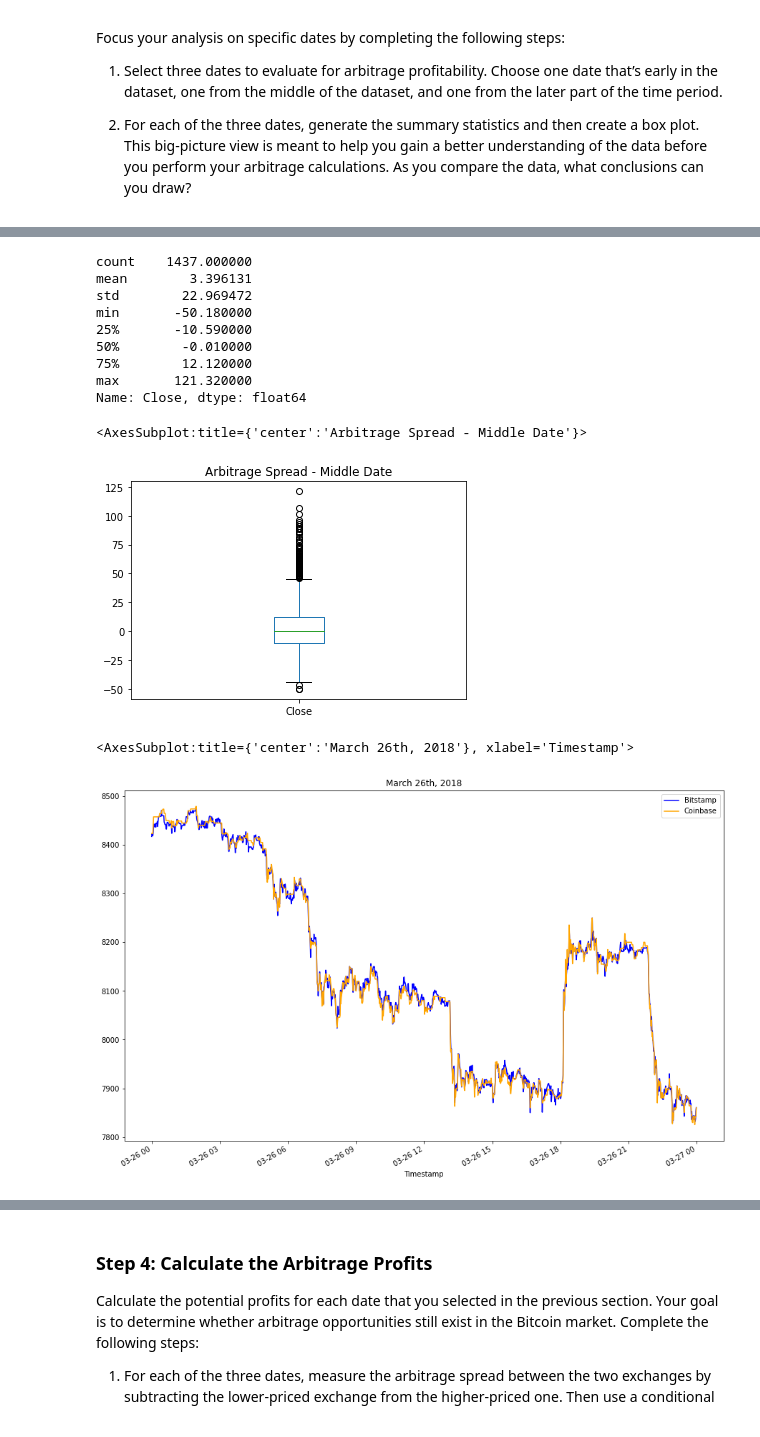
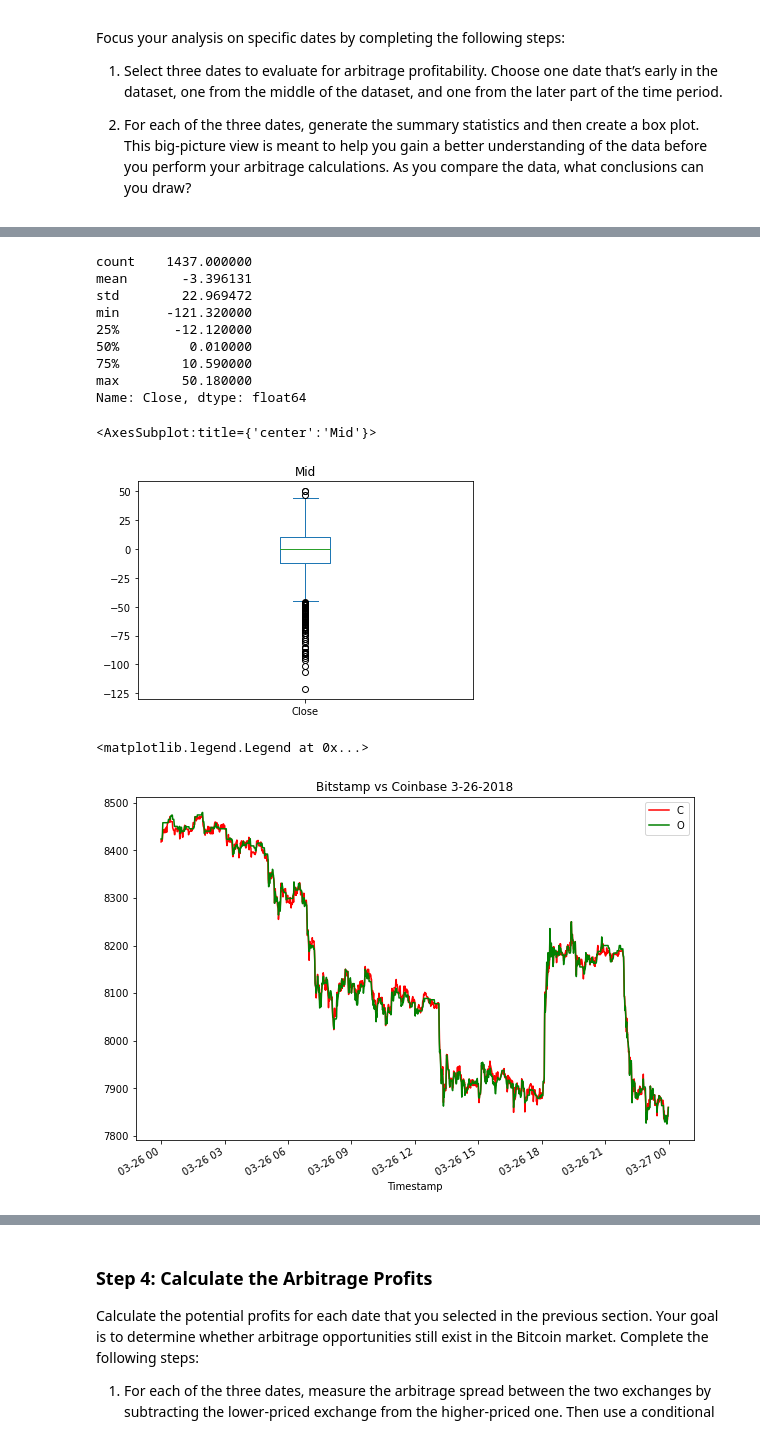
Before and after one commit to jblidell/Challenge_3, a Jupyter notebook: Starter_Code/crypto_arbitrage.ipynb, the cells around one changed output, grey strips where cells are left out. Cells and saved outputs as stored; diff of their text form; code cells hidden in the pictures.

```diff
--- a/Starter_Code/crypto_arbitrage.ipynb
+++ b/Starter_Code/crypto_arbitrage.ipynb
@@ -399,33 +409,38 @@ Name: Close, dtype: float64
 # %%
 # Using the date in the middle that you have selected, calculate the arbitrage spread
 # by subtracting the bitstamp lower closing prices from the coinbase higher closing prices
-arbitrage_spread_middle = # YOUR CODE HERE
+arbitrage_spread_middle = bitstamp['Close'].loc['2018-2-24'] - coinbase['Close'].loc['2018-2-24']
 
 # Generate summary statistics
-# YOUR CODE HERE
+arbitrage_spread_middle.describe()
 # %% [output]
 count    1437.000000
-mean        3.396131
+mean       -3.396131
 std        22.969472
-min       -50.180000
-25%       -10.590000
-50%        -0.010000
-75%        12.120000
-max       121.320000
+min      -121.320000
+25%       -12.120000
+50%         0.010000
+75%        10.590000
+max        50.180000
 Name: Close, dtype: float64
 # %%
 # Visualize the arbitrage spread from the middle of the dataset in a box plot
-# YOUR CODE HERE
+arbitrage_spread_middle.plot.box(title="Mid")
 # %% [output]
-<AxesSubplot:title={'center':'Arbitrage Spread - Middle Date'}>
+<AxesSubplot:title={'center':'Mid'}>
-[figure, old version]
+[figure, new version]
 # %%
 # Create an overlay plot that visualizes the two dataframes over a period of one day from late in the dataset.
 # Be sure that the plots include the parameters `legend`, `figsize`, `title`, `color` and `label`
-# YOUR CODE HERE
+bitstamp_sliced_daylate = bitstamp_sliced.loc['2018-3-26']
+coinbase_sliced_daylate = coinbase_sliced.loc['2018-3-26']
+bmdl = bitstamp_sliced_daylate.plot(figsize=(10,7), color="red", title=("Bitstamp vs Coinbase 3-26-2018"))
+cmdl = coinbase_sliced_daylate.plot(figsize=(10,7), color="green")
+bmdl.legend("BITSTAMP")
+cmdl.legend("COINBASE")
 # %% [output]
-<AxesSubplot:title={'center':'March 26th, 2018'}, xlabel='Timestamp'>
+<matplotlib.legend.Legend at 0x...>
-[figure, old version]
+[figure, new version]
 # %%
 # Using the date from the late that you have selected, calculate the arbitrage spread
 # by subtracting the bitstamp lower closing prices from the coinbase higher closing prices
```
Also changed, not shown: parts of 6 cells of this notebook.
